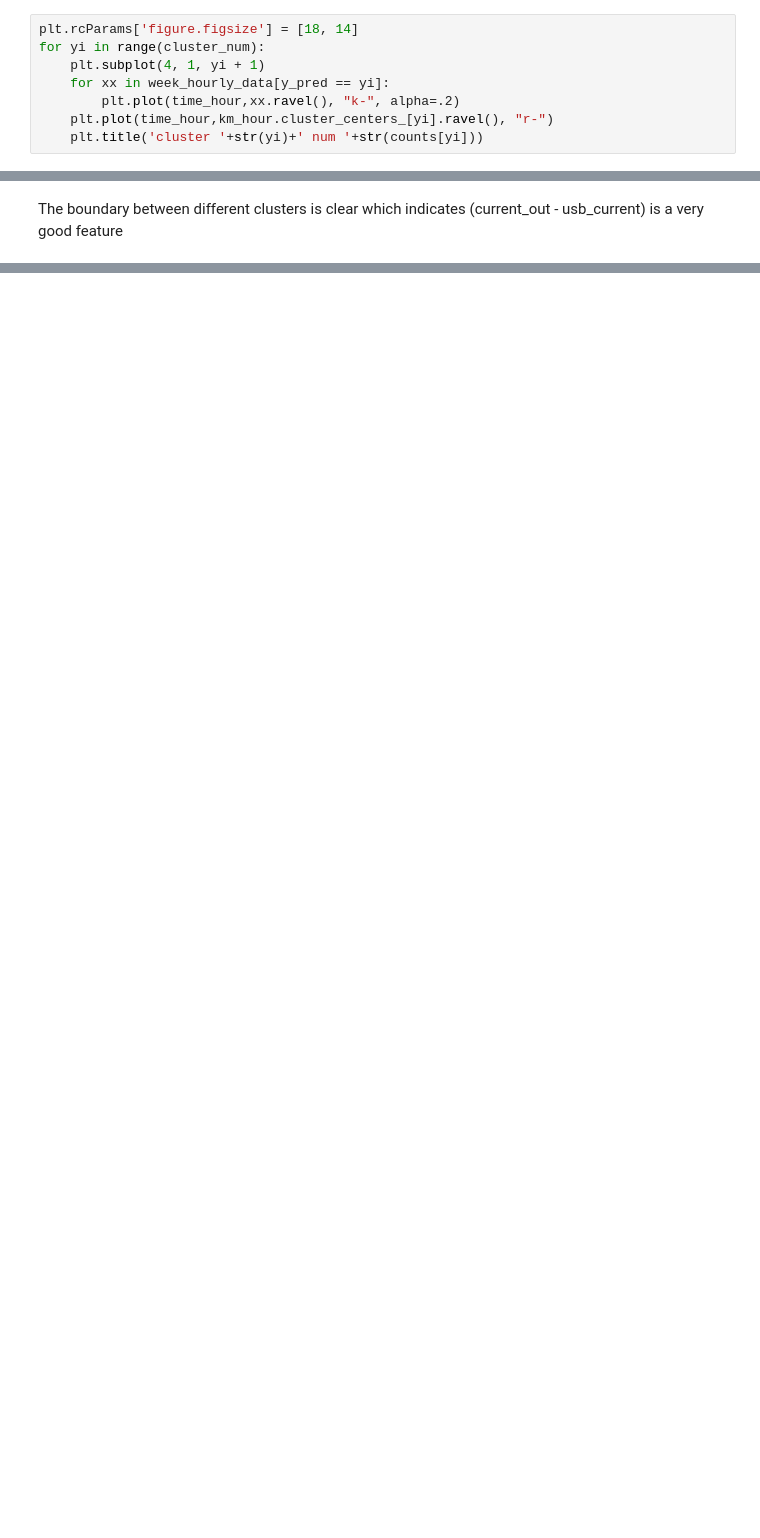
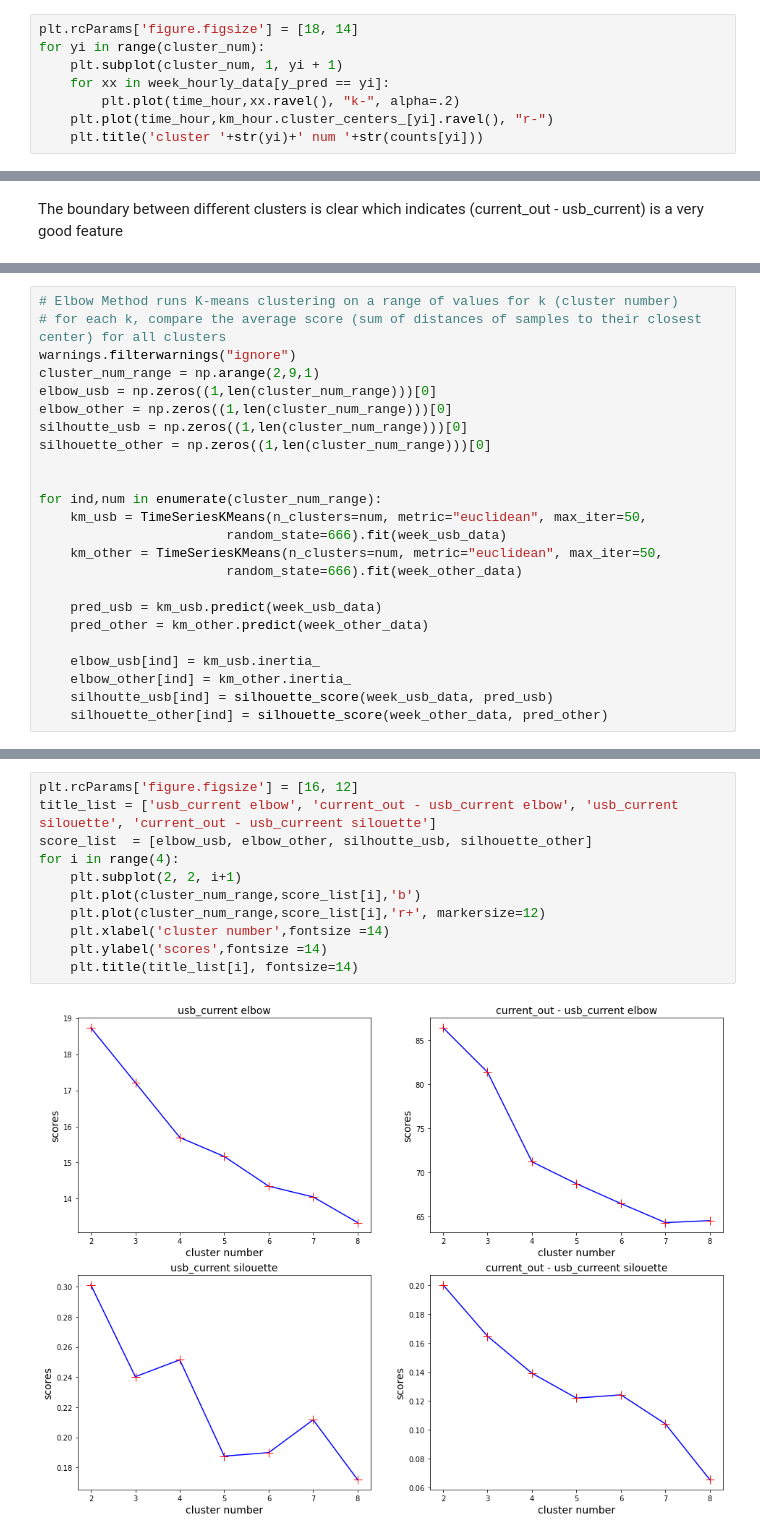
Before and after one commit to Zhouzihao914/bbox-team-22, a Jupyter notebook: Final_Submission.ipynb, the cells around one changed output, grey strips where cells are left out. Drawn from its saved outputs; the diff is of its cells as text; blank space fills up the shorter version.

```diff
--- a/observe_usb_current_usage.ipynb
+++ b/Final_Submission.ipynb
@@ -226,7 +228,7 @@ time_hour = np.arange(0,24,1)
 # %%
 plt.rcParams['figure.figsize'] = [18, 14]
 for yi in range(cluster_num):
-    plt.subplot(4, 1, yi + 1)
+    plt.subplot(cluster_num, 1, yi + 1)
     for xx in week_hourly_data[y_pred == yi]:
         plt.plot(time_hour,xx.ravel(), "k-", alpha=.2)
     plt.plot(time_hour,km_hour.cluster_centers_[yi].ravel(), "r-")
@@ -335,0 +333,24 @@ Here we use three different methods to decide **cluster number**
+# %%
+# Elbow Method runs K-means clustering on a range of values for k (cluster number)
+# for each k, compare the average score (sum of distances of samples to their closest center) for all clusters
+warnings.filterwarnings("ignore")
+cluster_num_range = np.arange(2,9,1)
+elbow_usb = np.zeros((1,len(cluster_num_range)))[0]
+elbow_other = np.zeros((1,len(cluster_num_range)))[0]
+silhoutte_usb = np.zeros((1,len(cluster_num_range)))[0]
+silhouette_other = np.zeros((1,len(cluster_num_range)))[0]
+
+
+for ind,num in enumerate(cluster_num_range):
+    km_usb = TimeSeriesKMeans(n_clusters=num, metric="euclidean", max_iter=50,
+                        random_state=666).fit(week_usb_data)
+    km_other = TimeSeriesKMeans(n_clusters=num, metric="euclidean", max_iter=50,
+                        random_state=666).fit(week_other_data)
+
+    pred_usb = km_usb.predict(week_usb_data)
+    pred_other = km_other.predict(week_other_data)
+
+    elbow_usb[ind] = km_usb.inertia_
+    elbow_other[ind] = km_other.inertia_
+    silhoutte_usb[ind] = silhouette_score(week_usb_data, pred_usb)
+    silhouette_other[ind] = silhouette_score(week_other_data, pred_other)
@@ -335,0 +362,13 @@ Here we use three different methods to decide **cluster number**
+# %%
+plt.rcParams['figure.figsize'] = [16, 12]
+title_list = ['usb_current elbow', 'current_out - usb_current elbow', 'usb_current silouette', 'current_out - usb_curreent silouette']
+score_list  = [elbow_usb, elbow_other, silhoutte_usb, silhouette_other]
+for i in range(4):
+    plt.subplot(2, 2, i+1)
+    plt.plot(cluster_num_range,score_list[i],'b')
+    plt.plot(cluster_num_range,score_list[i],'r+', markersize=12)
+    plt.xlabel('cluster number',fontsize =14)
+    plt.ylabel('scores',fontsize =14)
+    plt.title(title_list[i], fontsize=14)
+# %% [output]
+[figure, added]
```
Also changed, not shown: parts of 22 cells of this notebook, 22 other files.
